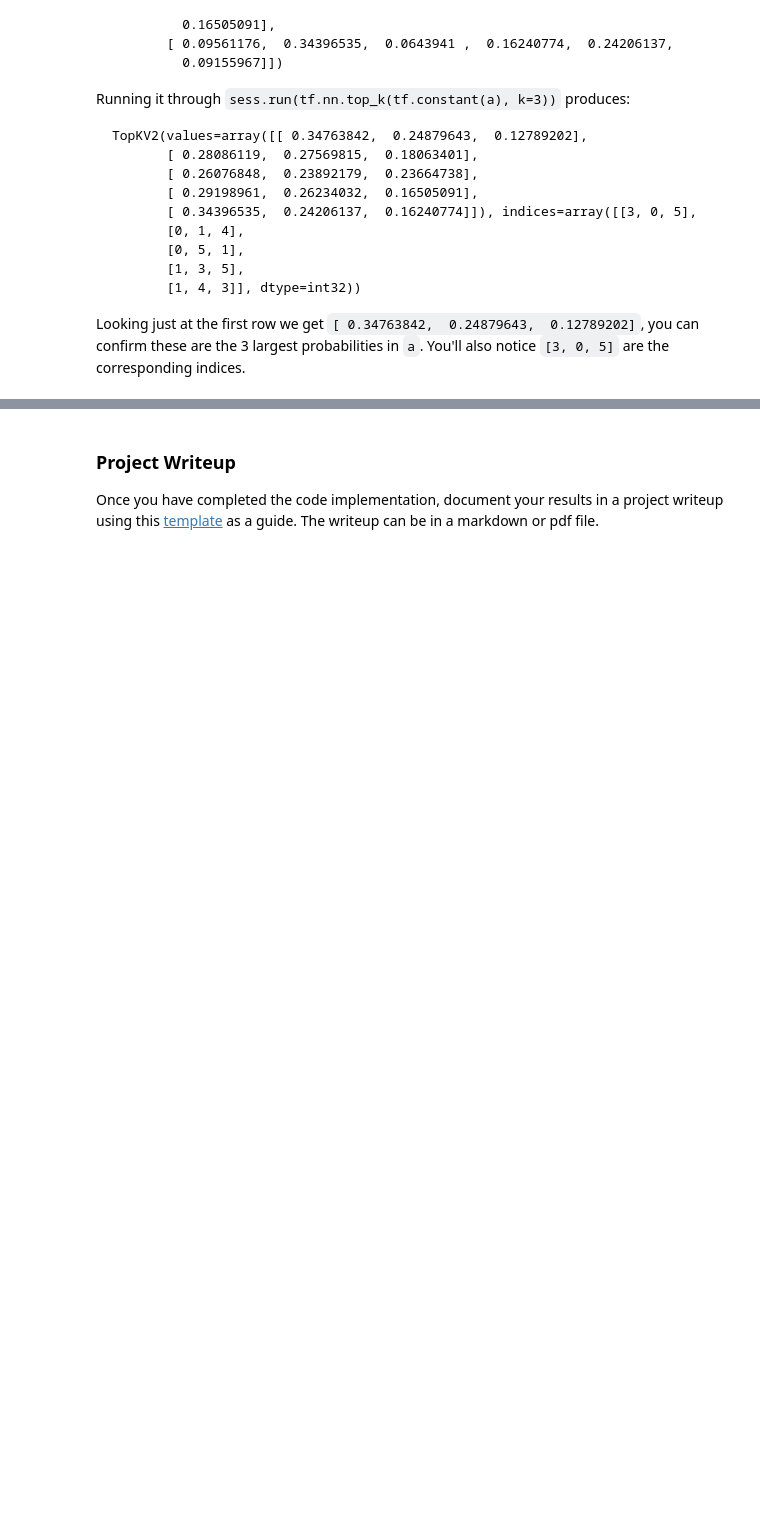
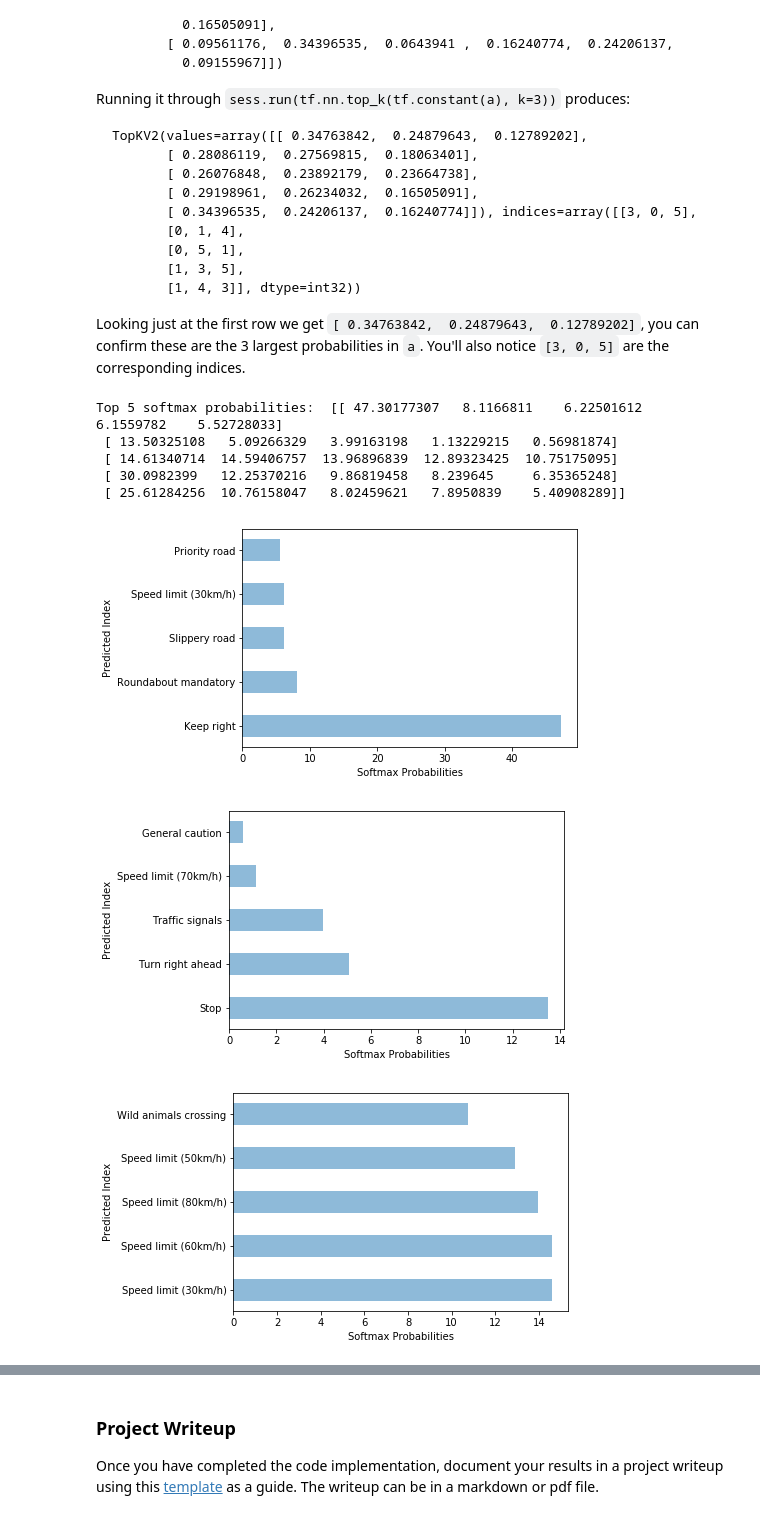
Before and after one commit to dbjnbnrj/CarND-Traffic-Sign-Classifier-Project, a Jupyter notebook: Traffic_Sign_Classifier.ipynb, the cells around one changed output, grey strips where cells are left out. Cells and saved outputs as stored; diff of their text form; code cells hidden in the pictures; blank space fills up the shorter version.

```diff
--- a/Traffic_Sign_Classifier.ipynb
+++ b/Traffic_Sign_Classifier.ipynb
@@ -652,19 +690,28 @@ Looking just at the first row we get `[ 0.34763842,  0.24879643,  0.12789202]`,
 # %%
 ### Print out the top five softmax probabilities for the predictions on the German traffic sign images found on the web.
 ### Feel free to use as many code cells as needed.
 
 with tf.Session() as sess:
     saver.restore(sess,tf.train.latest_checkpoint('.'))
-    top_5_probabilities = sess.run(tf.nn.top_k(logits, k=5), feed_dict={x: X_new, y: y_new})
+    top_5_probabilities = sess.run(tf.nn.top_k(logits, k=5), feed_dict={x: X_new, y: y_new, keep_prob : 1})
     print ('Top 5 softmax probabilities: ', top_5_probabilities.values)
 
 
 n_examples = 5
 y_pos = np.arange(n_examples)
 
 for i in range(5):
     plt.barh( y_pos, top_5_probabilities.values[i], align='center', alpha=0.5, height=0.5 )
     plt.yticks(y_pos, signnames[top_5_probabilities[1][i].astype(int)])
     plt.ylabel('Predicted Index')
     plt.xlabel('Softmax Probabilities')
     plt.show()
+# %% [output]
+Top 5 softmax probabilities:  [[ 47.30177307   8.1166811    6.22501612   6.1559782    5.52728033]
+ [ 13.50325108   5.09266329   3.99163198   1.13229215   0.56981874]
+ [ 14.61340714  14.59406757  13.96896839  12.89323425  10.75175095]
+ [ 30.0982399   12.25370216   9.86819458   8.239645     6.35365248]
+ [ 25.61284256  10.76158047   8.02459621   7.8950839    5.40908289]]
+[figure, added]
+[figure, added]
+[figure, added]
```
Also changed, not shown: parts of 16 cells of this notebook.
